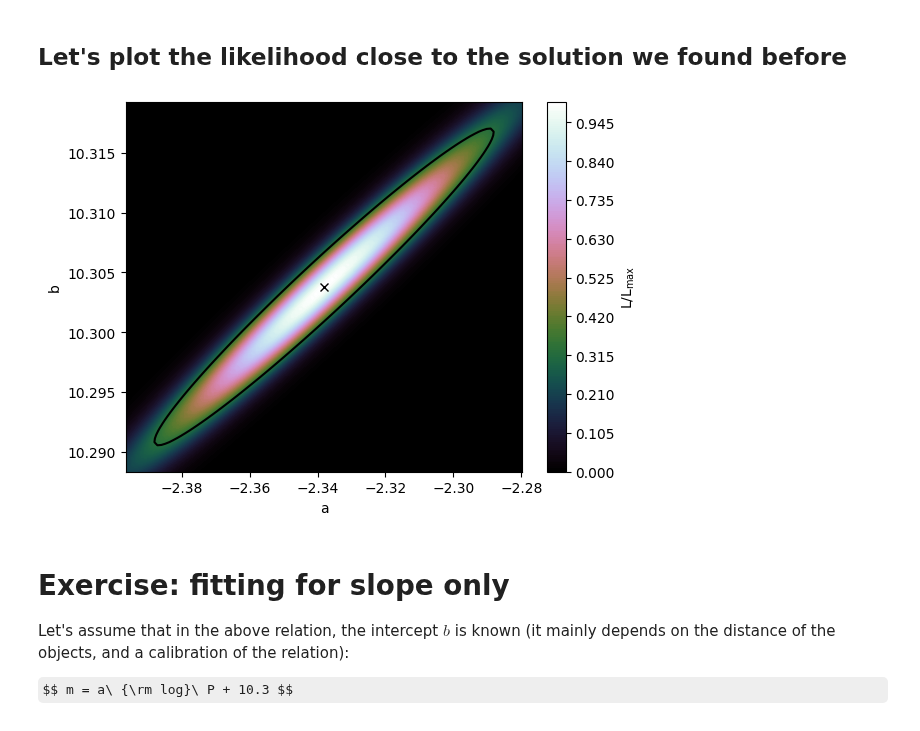
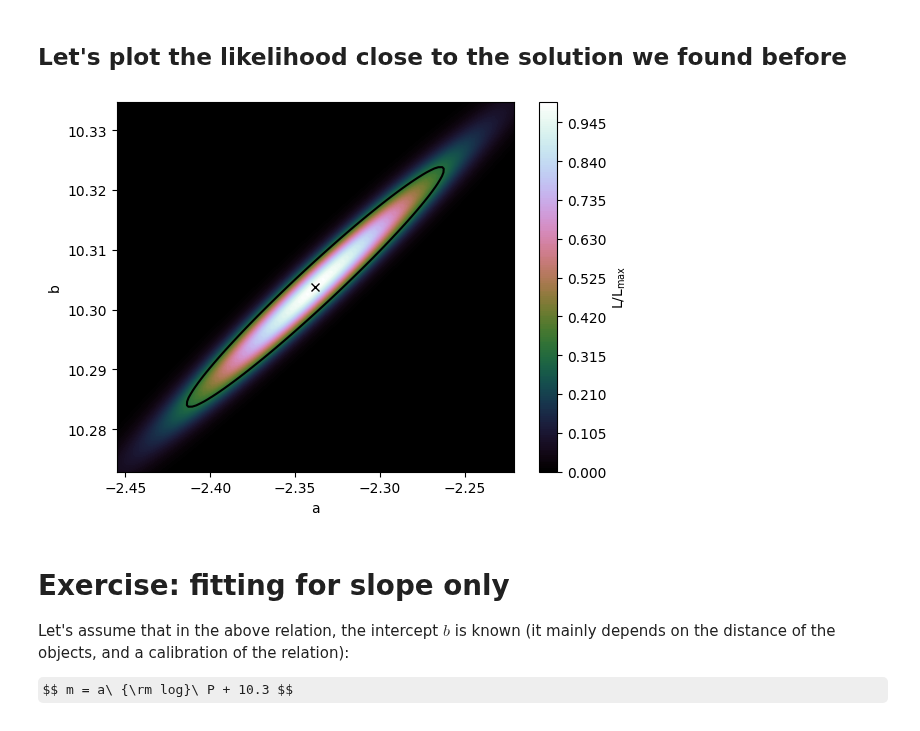
Before and after one commit to astrostatistics-in-crete/2024_summer_school, a Jupyter notebook: 04_MLE/MLE_AnswerKey.ipynb, the cells around one changed output. Cells and saved outputs as stored; diff of their text form; code cells hidden in the pictures; some formulas as TeX source.

```diff
--- a/04_MLE/MLE_AnswerKey.ipynb
+++ b/04_MLE/MLE_AnswerKey.ipynb
@@ -172,28 +176,29 @@ In fact, using $f(x) = a x + b$ you will arrive at the known OLS formulae!
 ## Let's plot the likelihood close to the solution we found before
 # %%
 ch2_params[0]
-a_grid = np.linspace(0.975 * ch2_params[0], 1.025 * ch2_params[0], 101)
-b_grid = np.linspace(0.9985 * ch2_params[1], 1.0015 * ch2_params[1], 101)
+a_grid = np.sort(np.linspace(0.95 * ch2_params[0], 1.05 * ch2_params[0], 101))
+b_grid = np.sort(np.linspace(0.997 * ch2_params[1], 1.003 * ch2_params[1], 101))
 
 [A, B] = np.meshgrid(a_grid, b_grid)
 
 @np.vectorize
 def log_likelihood(a, b):
     return -0.5*chi_square([a, b])
 
-logL = log_likelihood(A, B)
-logL = logL - np.max(logL)
+lnL = log_likelihood(A, B)
+lnL = lnL - np.max(lnL)
+L = np.exp(lnL)
 
 plt.figure()
-plt.contour(A, B, 10.0**logL, [10.0**-0.5], colors='black', lw=0.5)
-plt.contourf(A, B, 10.0**logL, 200, cmap='cubehelix')
+plt.contour(A, B, L, [10.0**-0.5], colors='black', lw=0.5)
+plt.contourf(A, B, L, 200, cmap='cubehelix')
 plt.plot(*ch2_params, "xk")
 plt.xlabel("a")
 plt.ylabel("b")
 plt.colorbar(label=r"$L / L_{\max}$")
 plt.show()
 # %% [output]
-[figure, old version]
+[figure, new version]
 # %% [markdown]
 # Exercise: fitting for slope only
 
```
Also changed, not shown: parts of 5 cells of this notebook.
